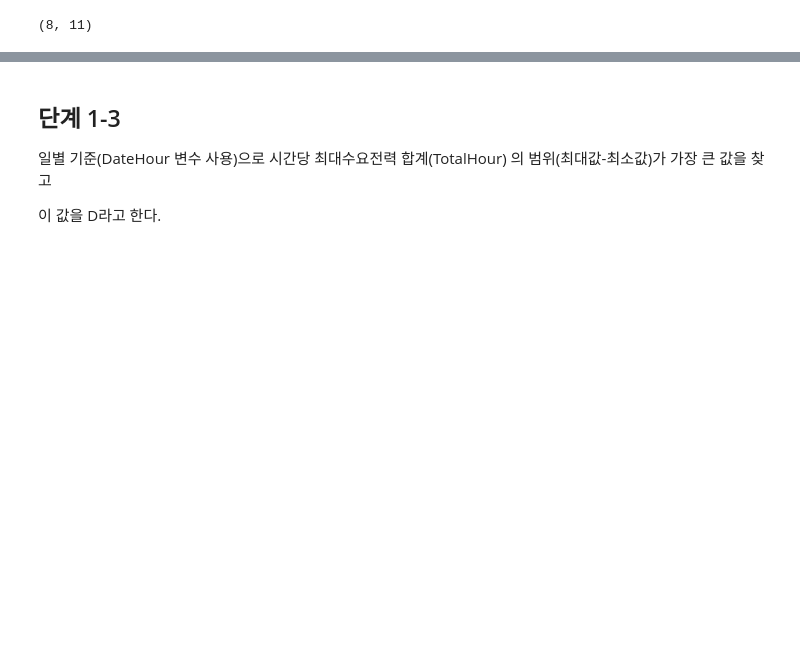
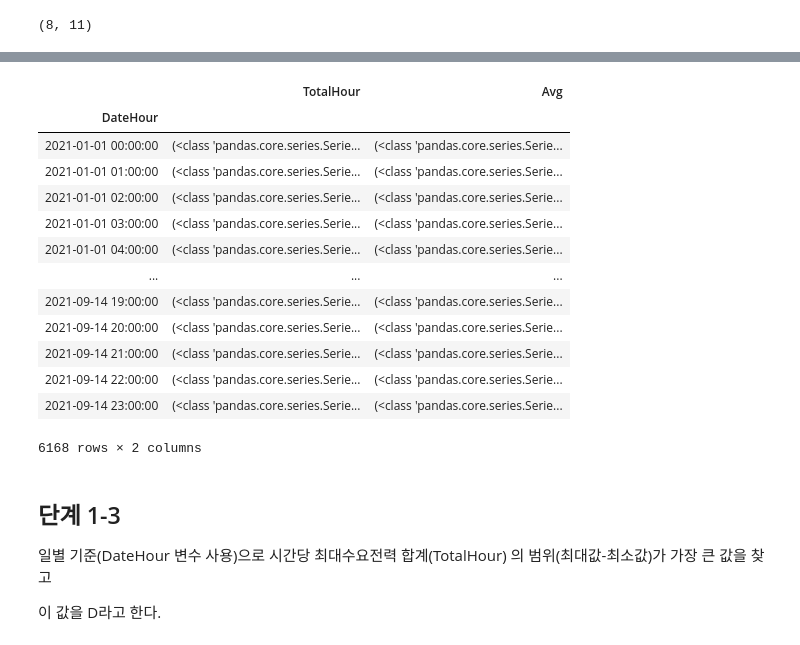
Before and after one commit to sunkusun9/DS_lv3_2312, a Jupyter notebook: sec_ds_lv3_prob3_prob.ipynb, the cells around one changed output, grey strips where cells are left out. Saved outputs shown, nothing was run; the diff lists cells and outputs as text; code cells hidden in the pictures; blank space fills up the shorter version.

```diff
--- a/sec_ds_lv3_prob3_prob.ipynb
+++ b/sec_ds_lv3_prob3_prob.ipynb
@@ -475,3 +478,22 @@ df_basetable1.groupby(df_basetable1.index.date)[['TotalHour', 'Avg']].transform(
+# %%
+# 반면, groupby[컬럼리스트] transform은 처리함수에 groupby로 구분되어진 각각의 Series들이 넘어오고,
+# Series name에는 Series의 컬럼이 담겨있게됩니다.
+df_basetable1.groupby(df_basetable1.index.date)[['TotalHour', 'Avg']].transform(lambda x: (type(x), x.name))
+# %% [output]
+|  | TotalHour | Avg |
+| DateHour |  |  |
+| 2021-01-01 00:00:00 | (<class 'pandas.core.series.Serie... | (<class 'pandas.core.series.Serie... |
+| 2021-01-01 01:00:00 | (<class 'pandas.core.series.Serie... | (<class 'pandas.core.series.Serie... |
+| 2021-01-01 02:00:00 | (<class 'pandas.core.series.Serie... | (<class 'pandas.core.series.Serie... |
+| 2021-01-01 03:00:00 | (<class 'pandas.core.series.Serie... | (<class 'pandas.core.series.Serie... |
+| 2021-01-01 04:00:00 | (<class 'pandas.core.series.Serie... | (<class 'pandas.core.series.Serie... |
+| ... | ... | ... |
+| 2021-09-14 19:00:00 | (<class 'pandas.core.series.Serie... | (<class 'pandas.core.series.Serie... |
+| 2021-09-14 20:00:00 | (<class 'pandas.core.series.Serie... | (<class 'pandas.core.series.Serie... |
+| 2021-09-14 21:00:00 | (<class 'pandas.core.series.Serie... | (<class 'pandas.core.series.Serie... |
+| 2021-09-14 22:00:00 | (<class 'pandas.core.series.Serie... | (<class 'pandas.core.series.Serie... |
+| 2021-09-14 23:00:00 | (<class 'pandas.core.series.Serie... | (<class 'pandas.core.series.Serie... |
+6168 rows × 2 columns
 # %% [markdown]
 ## 단계 1-3
 
```
Also changed, not shown: parts of 55 cells of this notebook.
